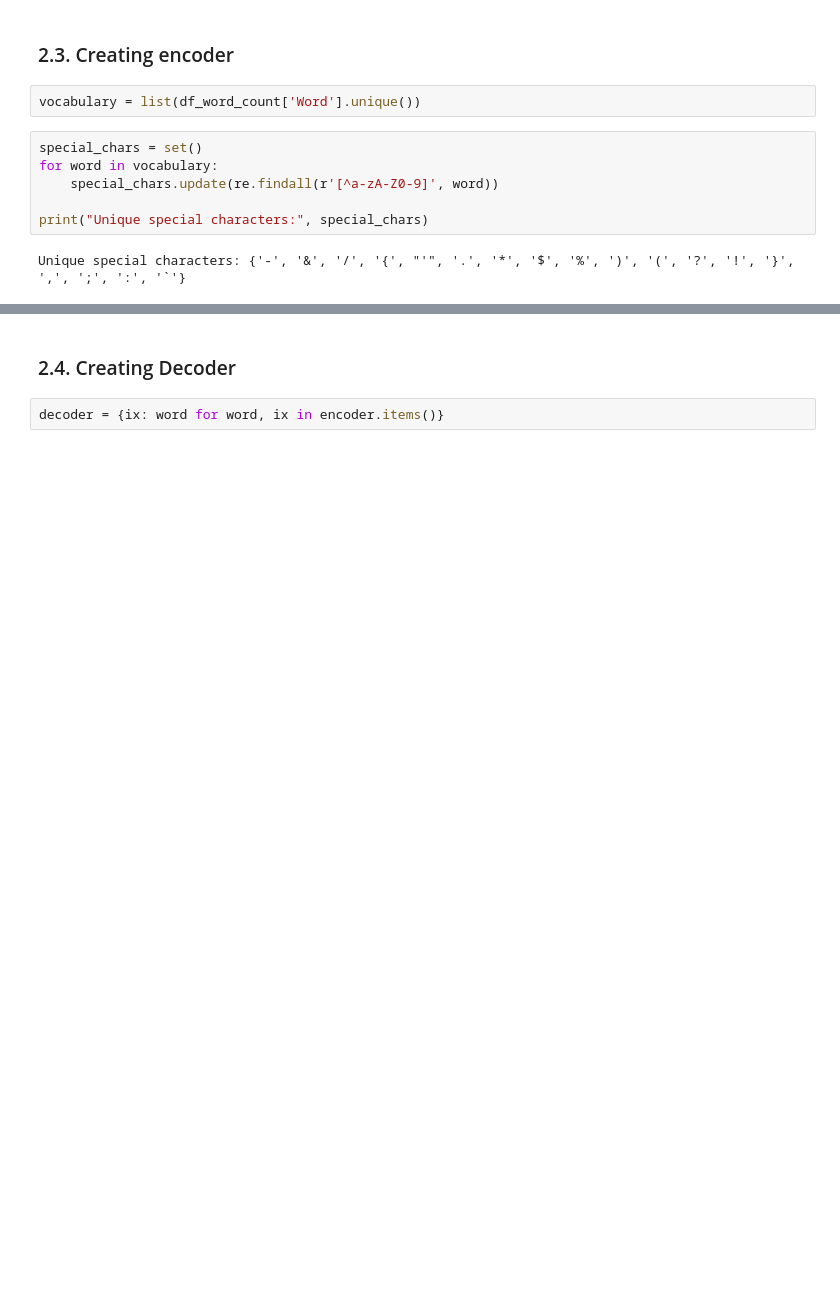
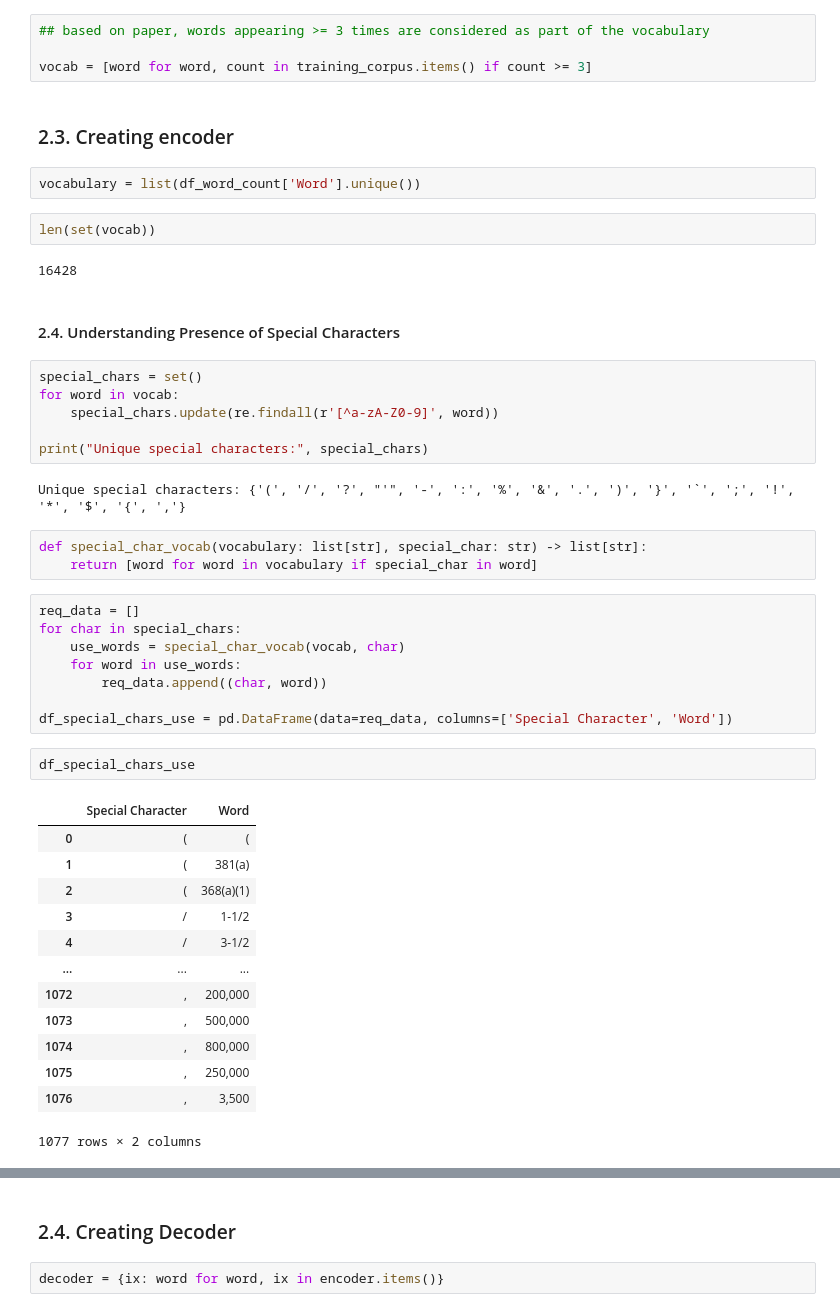
Before and after one commit to 95-percent-ci/makemore_implementation, a Jupyter notebook: notebooks/neural_lang_model_paper.ipynb, the cells around one changed output, grey strips where cells are left out. Drawn from its saved outputs; the diff is of its cells as text; blank space fills up the shorter version.

```diff
--- a/notebooks/neural_lang_model_paper.ipynb
+++ b/notebooks/neural_lang_model_paper.ipynb
@@ -97,13 +79,50 @@ df_word_count['Word'] = np.where(df_word_count['Count'] <= 3, 'UNK', df_word_cou
+# %%
+## based on paper, words appearing >= 3 times are considered as part of the vocabulary
+
+vocab = [word for word, count in training_corpus.items() if count >= 3]
 # %% [markdown]
 ### 2.3. Creating encoder
 # %%
 vocabulary = list(df_word_count['Word'].unique())
+# %%
+len(set(vocab))
+# %% [output]
+16428
+# %% [markdown]
+#### 2.4. Understanding Presence of Special Characters
 # %%
 special_chars = set()
-for word in vocabulary:
+for word in vocab:
     special_chars.update(re.findall(r'[^a-zA-Z0-9]', word))
 
 print("Unique special characters:", special_chars)
 # %% [output]
-Unique special characters: {'-', '&', '/', '{', "'", '.', '*', '$', '%', ')', '(', '?', '!', '}', ',', ';', ':', '`'}
+Unique special characters: {'(', '/', '?', "'", '-', ':', '%', '&', '.', ')', '}', '`', ';', '!', '*', '$', '{', ','}
+# %%
+def special_char_vocab(vocabulary: list[str], special_char: str) -> list[str]:
+    return [word for word in vocabulary if special_char in word]
+# %%
+req_data = []
+for char in special_chars:
+    use_words = special_char_vocab(vocab, char)
+    for word in use_words:
+        req_data.append((char, word))
+
+df_special_chars_use = pd.DataFrame(data=req_data, columns=['Special Character', 'Word'])
+# %%
+df_special_chars_use
+# %% [output]
+|  | Special Character | Word |
+| 0 | ( | ( |
+| 1 | ( | 381(a) |
+| 2 | ( | 368(a)(1) |
+| 3 | / | 1-1/2 |
+| 4 | / | 3-1/2 |
+| ... | ... | ... |
+| 1072 | , | 200,000 |
+| 1073 | , | 500,000 |
+| 1074 | , | 800,000 |
+| 1075 | , | 250,000 |
+| 1076 | , | 3,500 |
+1077 rows × 2 columns
 # %%
```
Also changed, not shown: parts of 18 cells of this notebook.
